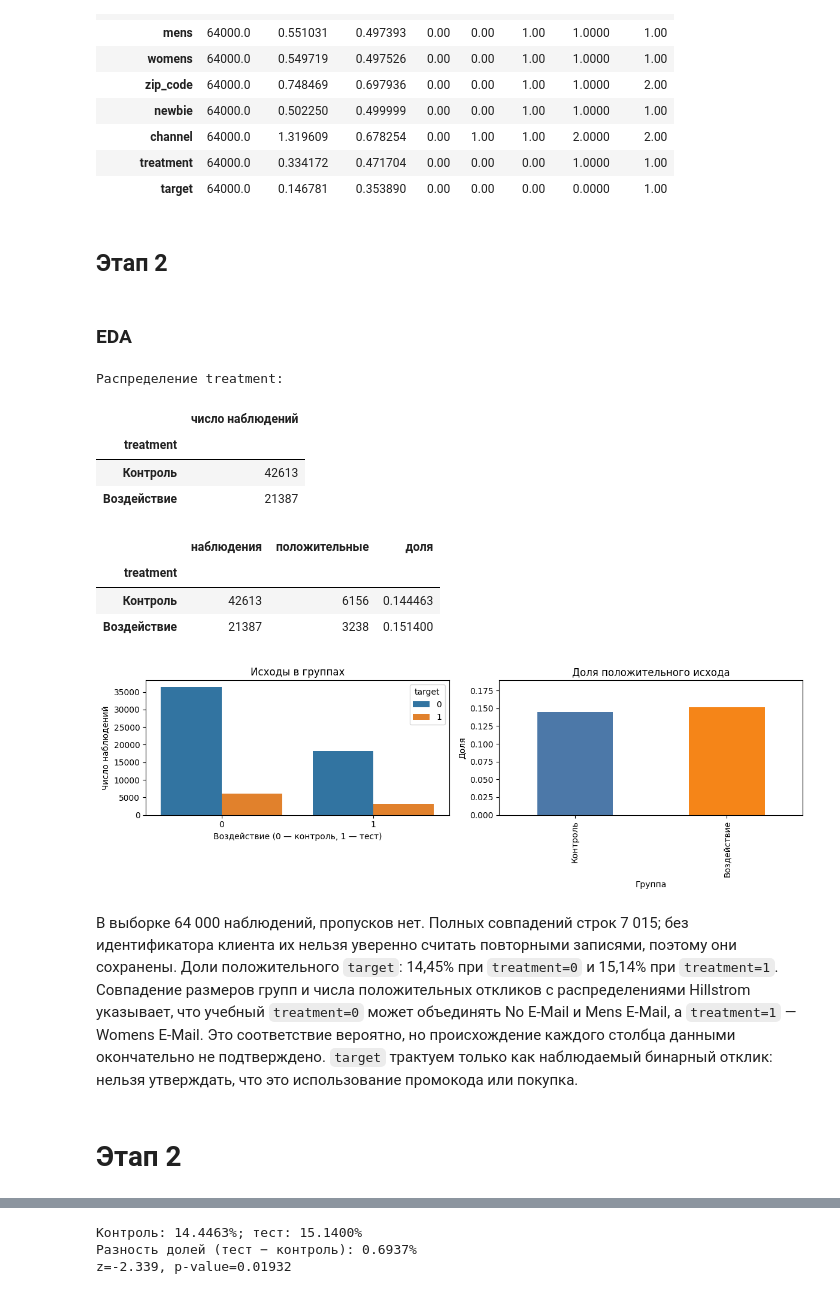
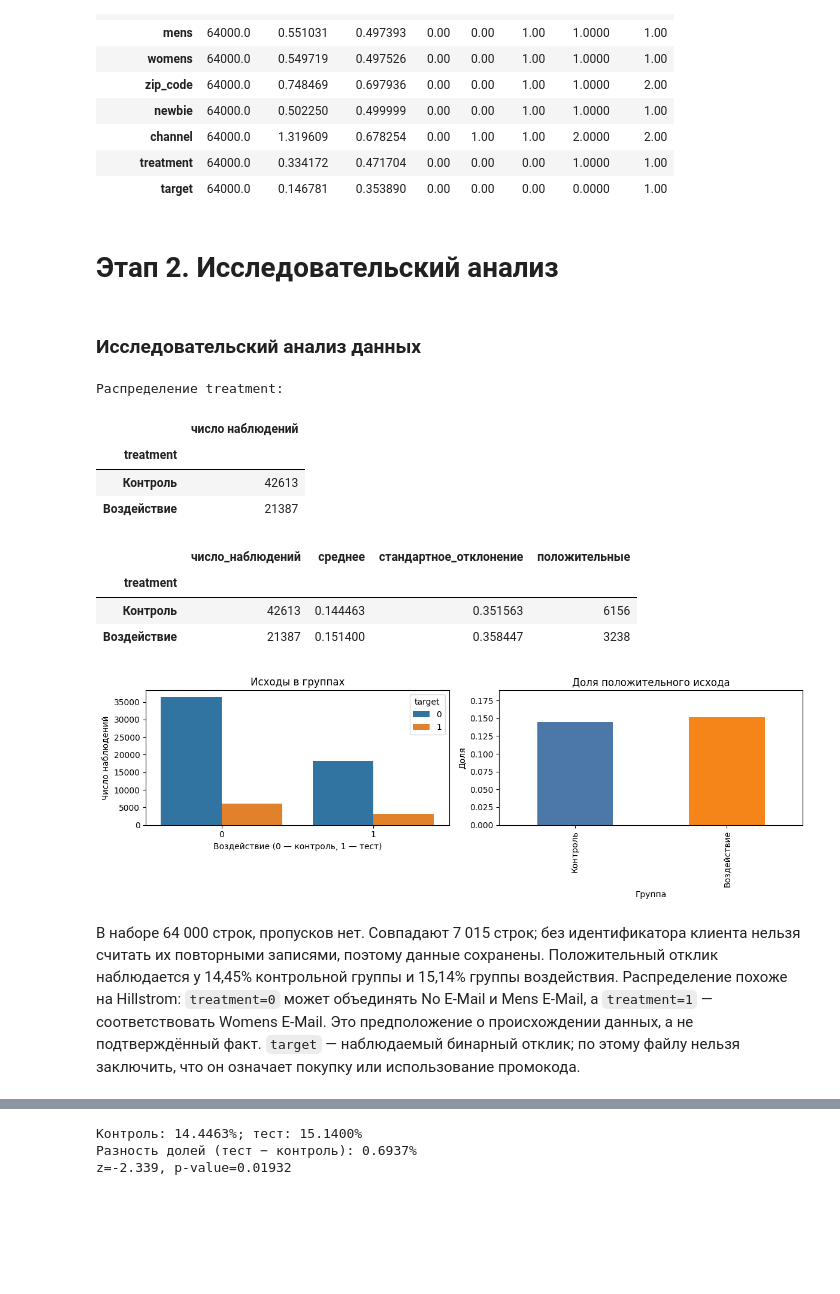
Before and after one commit to egpozd/mle-uplift-final-project, a Jupyter notebook: final_project_template.ipynb, the cells around one changed output, grey strips where cells are left out. Cells and saved outputs as stored; diff of their text form; code cells hidden in the pictures; blank space fills up the shorter version.

```diff
--- a/final_project_template.ipynb
+++ b/final_project_template.ipynb
@@ -73,33 +73,31 @@ assert df[["treatment", "target"]].isin([0, 1]).all().all()
 | treatment | 64000.0 | 0.334172 | 0.471704 | 0.00 | 0.00 | 0.00 | 1.0000 | 1.00 |
 | target | 64000.0 | 0.146781 | 0.353890 | 0.00 | 0.00 | 0.00 | 0.0000 | 1.00 |
 # %% [markdown]
-## Этап 2
+# Этап 2. Исследовательский анализ
-# %% [markdown]
-### EDA
+# %% [markdown]
+### Исследовательский анализ данных
 # %%
 # Распределение воздействия, исхода и сравнение групп
 print("Распределение treatment:")
 display(df["treatment"].value_counts().sort_index().rename(index={0:"Контроль",1:"Воздействие"}).to_frame("число наблюдений"))
-summary = df.groupby("treatment")["target"].agg(наблюдения="size", положительные="sum", доля="mean").rename(index={0:"Контроль",1:"Воздействие"})
+summary = df.groupby("treatment")["target"].agg(число_наблюдений="size", среднее="mean", стандартное_отклонение="std", положительные="sum").rename(index={0:"Контроль",1:"Воздействие"})
 display(summary)
 fig, axes = plt.subplots(1, 2, figsize=(12, 4))
 sns.countplot(data=df, x="treatment", hue="target", ax=axes[0])
 axes[0].set(title="Исходы в группах", xlabel="Воздействие (0 — контроль, 1 — тест)", ylabel="Число наблюдений")
-summary["доля"].plot(kind="bar", ax=axes[1], color=["#4C78A8", "#F58518"])
-axes[1].set(title="Доля положительного исхода", xlabel="Группа", ylabel="Доля", ylim=(0, max(summary["доля"])*1.25))
+summary["среднее"].plot(kind="bar", ax=axes[1], color=["#4C78A8", "#F58518"])
+axes[1].set(title="Доля положительного исхода", xlabel="Группа", ylabel="Доля", ylim=(0, max(summary["среднее"])*1.25))
 plt.tight_layout()
 # %% [output]
 Распределение treatment:
 |  | число наблюдений |
 | treatment |  |
 | Контроль | 42613 |
 | Воздействие | 21387 |
-|  | наблюдения | положительные | доля |
-| treatment |  |  |  |
-| Контроль | 42613 | 6156 | 0.144463 |
-| Воздействие | 21387 | 3238 | 0.151400 |
+|  | число_наблюдений | среднее | стандартное_отклонение | положительные |
+| treatment |  |  |  |  |
+| Контроль | 42613 | 0.144463 | 0.351563 | 6156 |
+| Воздействие | 21387 | 0.151400 | 0.358447 | 3238 |
 [figure]
 # %% [markdown]
-В выборке 64 000 наблюдений, пропусков нет. Полных совпадений строк 7 015; без идентификатора клиента их нельзя уверенно считать повторными записями, поэтому они сохранены. Доли положительного `target`: 14,45% при `treatment=0` и 15,14% при `treatment=1`. Совпадение размеров групп и числа положительных откликов с распределениями Hillstrom указывает, что учебный `treatment=0` может объединять No E-Mail и Mens E-Mail, а `treatment=1` — Womens E-Mail. Это соответствие вероятно, но происхождение каждого столбца данными окончательно не подтверждено. `target` трактуем только как наблюдаемый бинарный отклик: нельзя утверждать, что это использование промокода или покупка.
+В наборе 64 000 строк, пропусков нет. Совпадают 7 015 строк; без идентификатора клиента нельзя считать их повторными записями, поэтому данные сохранены. Положительный отклик наблюдается у 14,45% контрольной группы и 15,14% группы воздействия. Распределение похоже на Hillstrom: `treatment=0` может объединять No E-Mail и Mens E-Mail, а `treatment=1` — соответствовать Womens E-Mail. Это предположение о происхождении данных, а не подтверждённый факт. `target` — наблюдаемый бинарный отклик; по этому файлу нельзя заключить, что он означает покупку или использование промокода.
-# %% [markdown]
-# Этап 2
```
Also changed, not shown: parts of 17 cells of this notebook, 1 other file.
